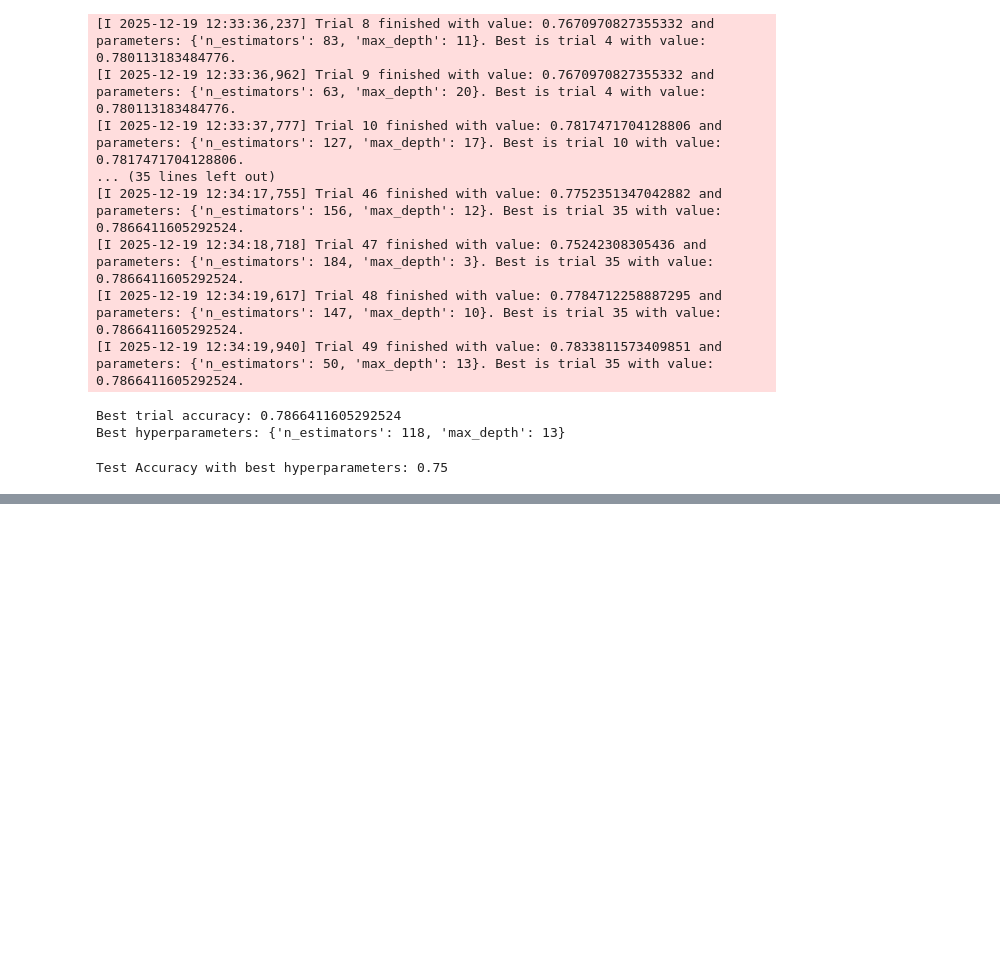
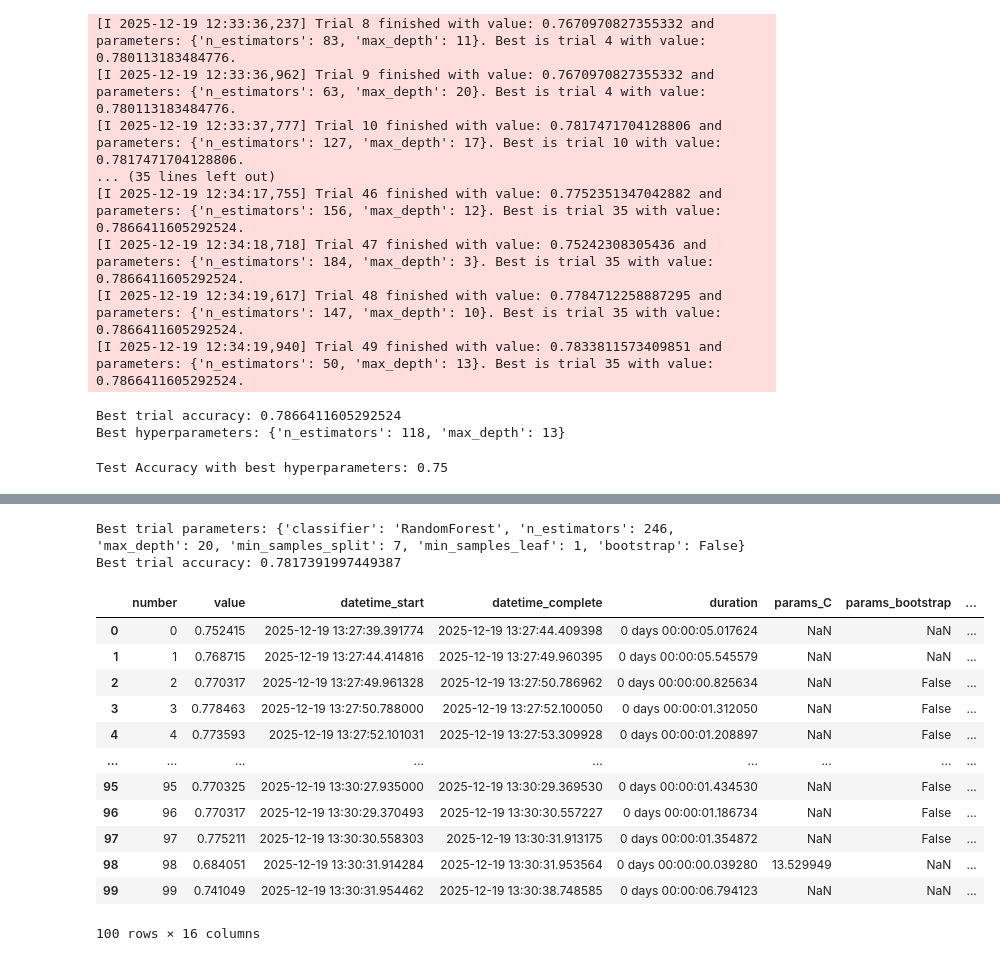
Before and after one commit to ajaykumar080286/MachineLearning, a Jupyter notebook: optuna_basics.ipynb, the cells around one changed output, grey strips where cells are left out. Saved outputs shown, nothing was run; the diff lists cells and outputs as text; code cells hidden in the pictures; blank space fills up the shorter version.

```diff
--- a/optuna_basics.ipynb
+++ b/optuna_basics.ipynb
@@ -145,0 +356,4 @@ Test Accuracy with best hyperparameters: 0.75
+# %%
+# Create a study and optimize it using CmaEsSampler
+study = optuna.create_study(direction='maximize')
+study.optimize(objective, n_trials=100)
@@ -145,0 +378,24 @@ Test Accuracy with best hyperparameters: 0.75
+# %%
+# Retrieve the best trial
+best_trial = study.best_trial
+print("Best trial parameters:", best_trial.params)
+print("Best trial accuracy:", best_trial.value)
+# %% [output]
+Best trial parameters: {'classifier': 'RandomForest', 'n_estimators': 246, 'max_depth': 20, 'min_samples_split': 7, 'min_samples_leaf': 1, 'bootstrap': False}
+Best trial accuracy: 0.7817391997449387
+# %%
+study.trials_dataframe()
+# %% [output]
+|  | number | value | datetime_start | datetime_complete | duration | params_C | params_bootstrap | ... |
+| 0 | 0 | 0.752415 | 2025-12-19 13:27:39.391774 | 2025-12-19 13:27:44.409398 | 0 days 00:00:05.017624 | NaN | NaN | ... |
+| 1 | 1 | 0.768715 | 2025-12-19 13:27:44.414816 | 2025-12-19 13:27:49.960395 | 0 days 00:00:05.545579 | NaN | NaN | ... |
+| 2 | 2 | 0.770317 | 2025-12-19 13:27:49.961328 | 2025-12-19 13:27:50.786962 | 0 days 00:00:00.825634 | NaN | False | ... |
+| 3 | 3 | 0.778463 | 2025-12-19 13:27:50.788000 | 2025-12-19 13:27:52.100050 | 0 days 00:00:01.312050 | NaN | False | ... |
+| 4 | 4 | 0.773593 | 2025-12-19 13:27:52.101031 | 2025-12-19 13:27:53.309928 | 0 days 00:00:01.208897 | NaN | False | ... |
+| ... | ... | ... | ... | ... | ... | ... | ... | ... |
+| 95 | 95 | 0.770325 | 2025-12-19 13:30:27.935000 | 2025-12-19 13:30:29.369530 | 0 days 00:00:01.434530 | NaN | False | ... |
+| 96 | 96 | 0.770317 | 2025-12-19 13:30:29.370493 | 2025-12-19 13:30:30.557227 | 0 days 00:00:01.186734 | NaN | False | ... |
+| 97 | 97 | 0.775211 | 2025-12-19 13:30:30.558303 | 2025-12-19 13:30:31.913175 | 0 days 00:00:01.354872 | NaN | False | ... |
+| 98 | 98 | 0.684051 | 2025-12-19 13:30:31.914284 | 2025-12-19 13:30:31.953564 | 0 days 00:00:00.039280 | 13.529949 | NaN | ... |
+| 99 | 99 | 0.741049 | 2025-12-19 13:30:31.954462 | 2025-12-19 13:30:38.748585 | 0 days 00:00:06.794123 | NaN | NaN | ... |
+100 rows × 16 columns
```
Also changed, not shown: parts of 27 cells of this notebook.
